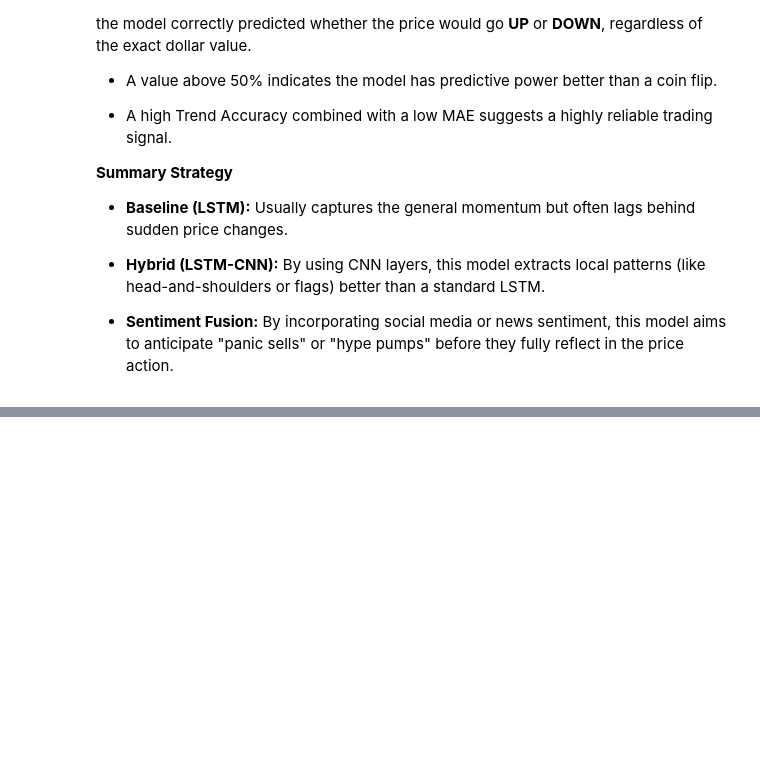
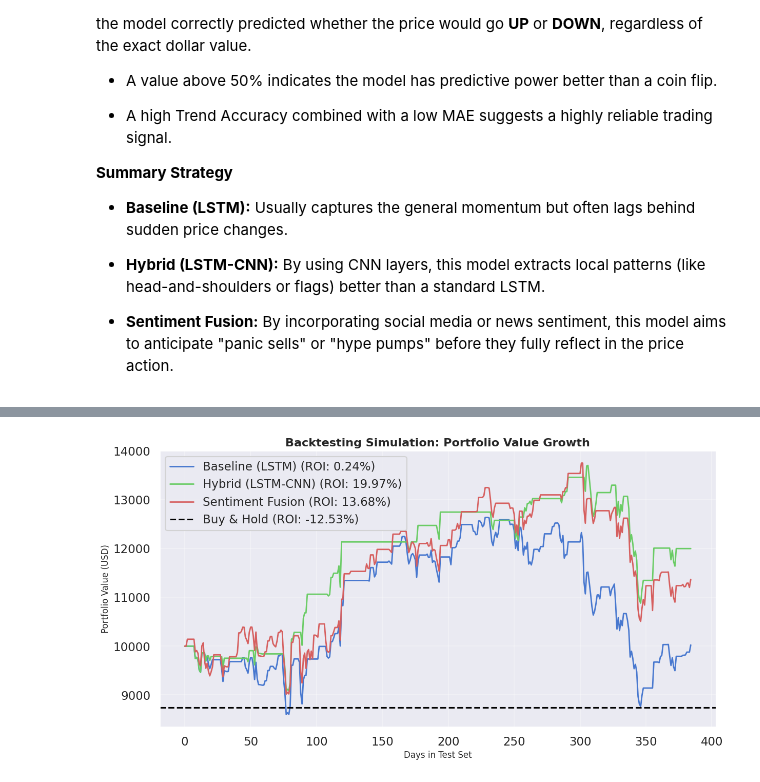
Before and after one commit to StanciuAlin/Crypto-Trend-DeepLearning, a Jupyter notebook: Crypto_Trend_Prediction_Baseline.ipynb, the cells around one changed output, grey strips where cells are left out. Saved outputs shown, nothing was run; the diff lists cells and outputs as text; code cells hidden in the pictures; blank space fills up the shorter version.

```diff
--- a/Crypto_Trend_Prediction_Baseline.ipynb
+++ b/Crypto_Trend_Prediction_Baseline.ipynb
@@ -669,0 +696,79 @@ plt.show()
+# %%
+# We assume you already have p_base, p_hyb and p_sent calculated previously.
+# If the error persists, check if you ran the cell where you defined dict_preds.
+
+def simple_backtest(y_true, y_pred, initial_capital=10000):
+    """
+    Simulates trading based on predictions.
+    Strategy: Buy if the predicted price for tomorrow is higher than today's price.
+    """
+    capital = initial_capital
+    position = 0  # 0 means cash, >0 means holding BTC
+    history = [initial_capital]
+
+    # We make sure that the data is of type 1D array
+    y_true = y_true.flatten()
+    y_pred = y_pred.flatten()
+
+    for i in range(len(y_pred) - 1):
+        current_price = y_true[i]
+        next_predicted_price = y_pred[i+1]
+
+        # BUY Signal: Model predicts price will go up
+        if next_predicted_price > current_price and position == 0:
+            position = capital / current_price
+            capital = 0
+
+        # SELL Signal: Model predicts price will go down
+        elif next_predicted_price < current_price and position > 0:
+            capital = position * current_price
+            position = 0
+
+        # Calculate daily portfolio value
+        current_val = capital + (position * current_price)
+        history.append(current_val)
+
+    final_value = capital + (position * y_true[-1])
+    return final_value, history
+
+# --- CHECK AND RUN ---
+# We use dict_preds defined in the previous cell to extract the values
+try:
+    models_to_test = dict_preds # We use the dictionary created during evaluation
+except NameError:
+    print("Error: You must run the evaluation cell where 'dict_preds' is defined!")
+    models_to_test = {}
+
+if models_to_test:
+    backtest_results = []
+    plt.figure(figsize=(14, 7))
+
+    for name, preds in models_to_test.items():
+        # y_test_final_adj must be defined in the evaluation cell
+        final_val, history = simple_backtest(y_test_final_adj, preds)
+        roi = ((final_val - 10000) / 10000) * 100
+
+        backtest_results.append({
+            'Model': name,
+            'Final Capital': f"${final_val:.2f}",
+            'ROI (%)': f"{roi:.2f}%"
+        })
+        plt.plot(history, label=f'{name} (ROI: {roi:.2f}%)', linewidth=2)
+
+    # Strategy: Buy & Hold (Reference)
+    buy_hold_final = (10000 / y_test_final_adj[0]) * y_test_final_adj[-1]
+    bh_roi = ((buy_hold_final - 10000) / 10000) * 100
+    plt.axhline(y=buy_hold_final, color='black', linestyle='--', label=f'Buy & Hold (ROI: {bh_roi[0]:.2f}%)')
+
+    plt.title('Backtesting Simulation: Portfolio Value Growth', fontsize=16, fontweight='bold')
+    plt.xlabel('Days in Test Set', fontsize=12)
+    plt.ylabel('Portfolio Value (USD)', fontsize=12)
+    plt.legend(loc='upper left')
+    plt.grid(alpha=0.3)
+    plt.show()
+
+    # We display the financial results table
+    df_backtest = pd.DataFrame(backtest_results)
+    display(df_backtest)
+# %% [output]
+[figure, added]
```
Also changed, not shown: parts of 44 cells of this notebook.
